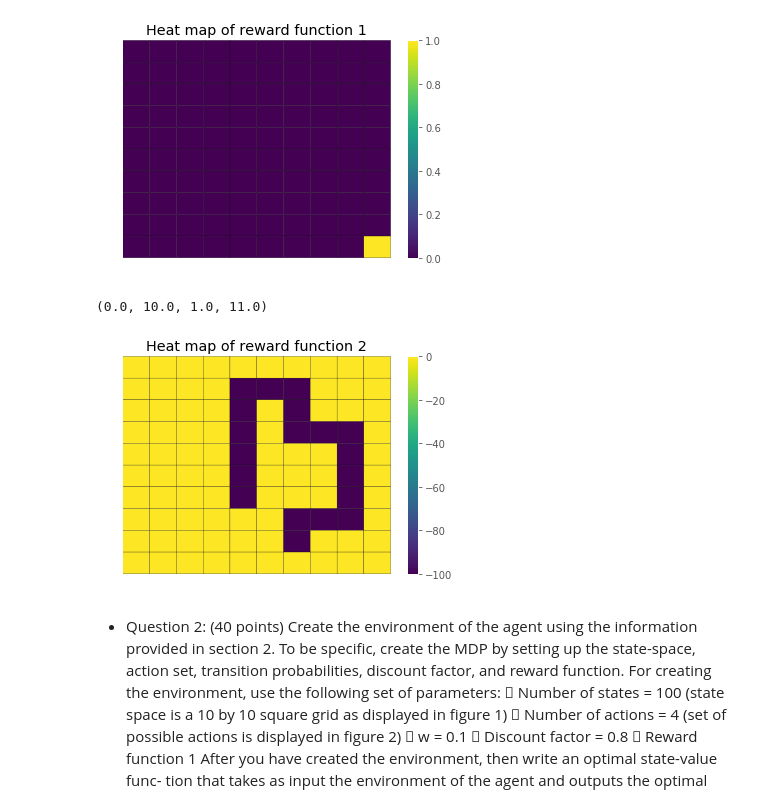
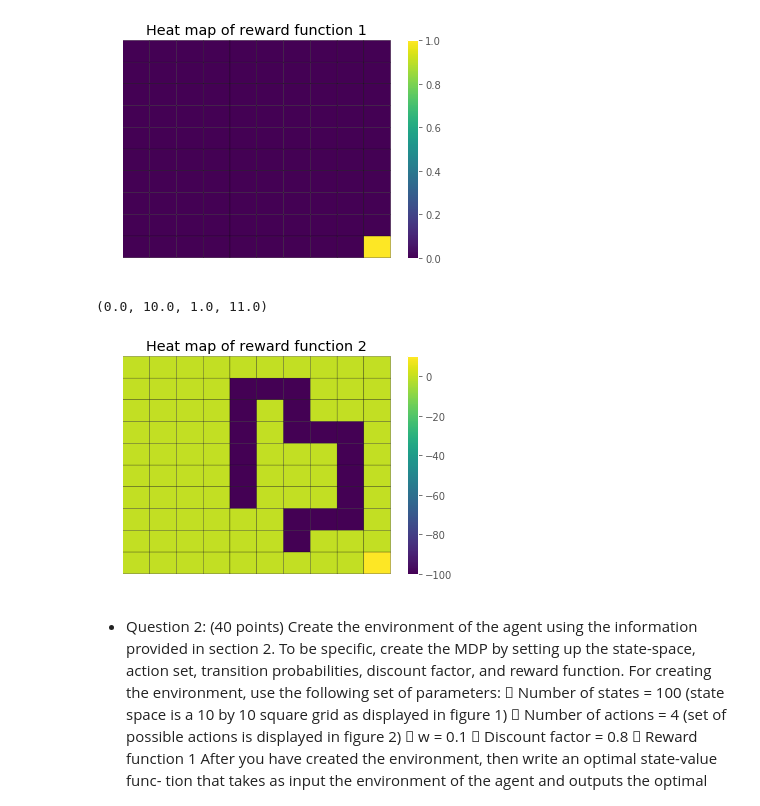
Before and after one commit to CallMeDDL/EE232E_Networks, a Jupyter notebook: project3/RL_part1.ipynb, the cells around one changed output. Drawn from its saved outputs; the diff is of its cells as text; code cells hidden in the pictures.

```diff
--- a/project3/RL_part1.ipynb
+++ b/project3/RL_part1.ipynb
@@ -33,21 +33,21 @@ plt.axis('off')
 # %%
 R2=[[0,0,0,0,0,0,0,0,0,0],
    [0,0,0,0,-100,-100,-100,0,0,0],
    [0,0,0,0,-100,0,-100,0,0,0],
    [0,0,0,0,-100,0,-100,-100,-100,0],
    [0,0,0,0,-100,0,0,0,-100,0],
    [0,0,0,0,-100,0,0,0,-100,0],
    [0,0,0,0,-100,0,0,0,-100,0],
    [0,0,0,0,0,0,-100,-100,-100,0],
    [0,0,0,0,0,0,-100,0,0,0],
-   [0,0,0,0,0,0,0,0,0,0],
+   [0,0,0,0,0,0,0,0,0,10],
   ]
 plt.pcolor(X,Y,R2,edgecolors='k')
 plt.colorbar()
 plt.title('Heat map of reward function 2')
 plt.axis('off')
 # %% [output]
 (0.0, 10.0, 1.0, 11.0)
-[figure, old version]
+[figure, new version]
 # %% [markdown]
 - Question 2: (40 points) Create the environment of the agent using the information provided in section 2. To be specific, create the MDP by setting up the state-space, action set, transition probabilities, discount factor, and reward function. For creating the environment, use the following set of parameters:
```
Also changed, not shown: parts of 5 cells of this notebook, 20 other files.
